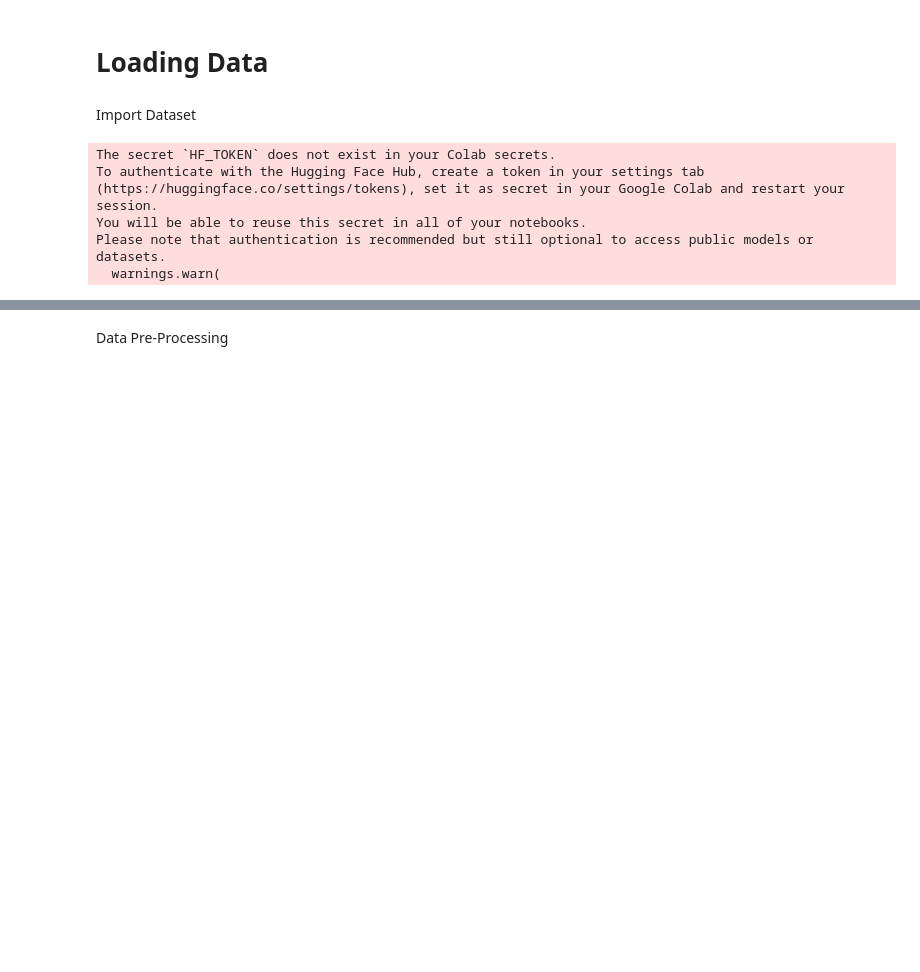
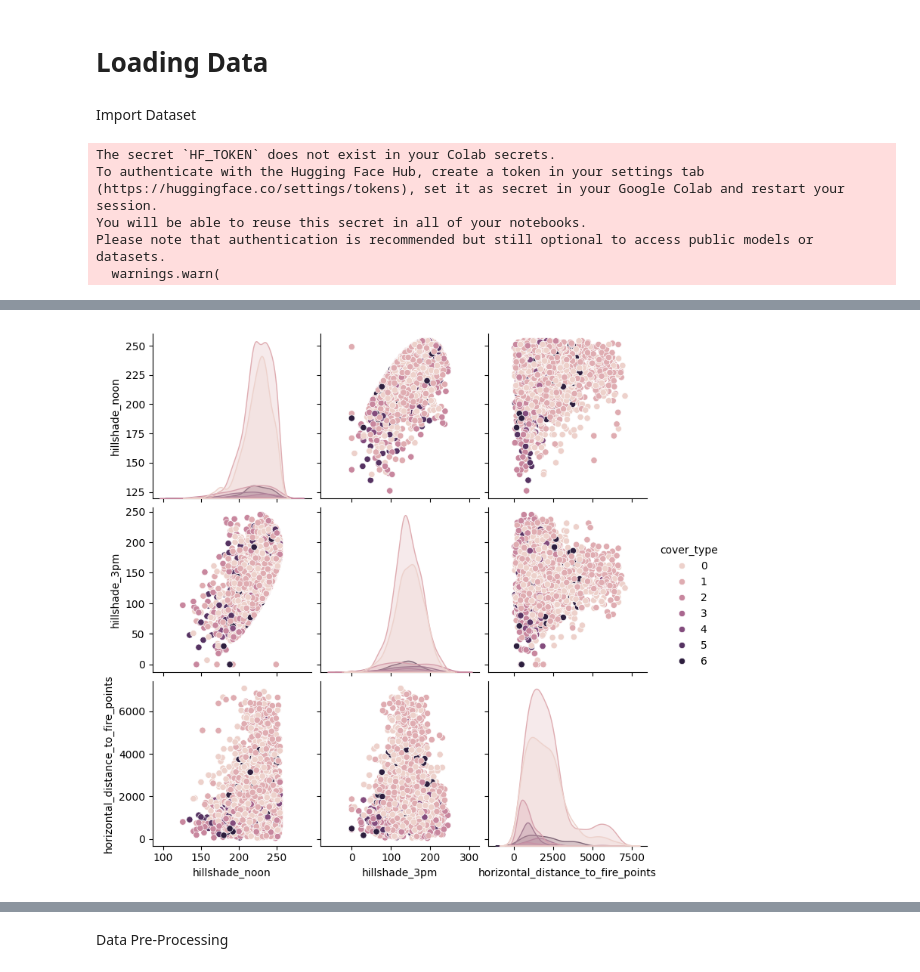
Before and after one commit to JaxDoge/CS6410, a Jupyter notebook: Group5Project.ipynb, the cells around one changed output, grey strips where cells are left out. Saved outputs shown, nothing was run; the diff lists cells and outputs as text; code cells hidden in the pictures; blank space fills up the shorter version.

```diff
--- a/Group5Project.ipynb
+++ b/Group5Project.ipynb
@@ -74,0 +91,5 @@ df_new = df_new.dropna(subset=['cover_type'])
+# %%
+sns.pairplot(plot_df_new.iloc[:, [7,8,9,54]], hue="cover_type")
+plt.show()
+# %% [output]
+[figure, added]
```
Also changed, not shown: parts of 29 cells of this notebook.
